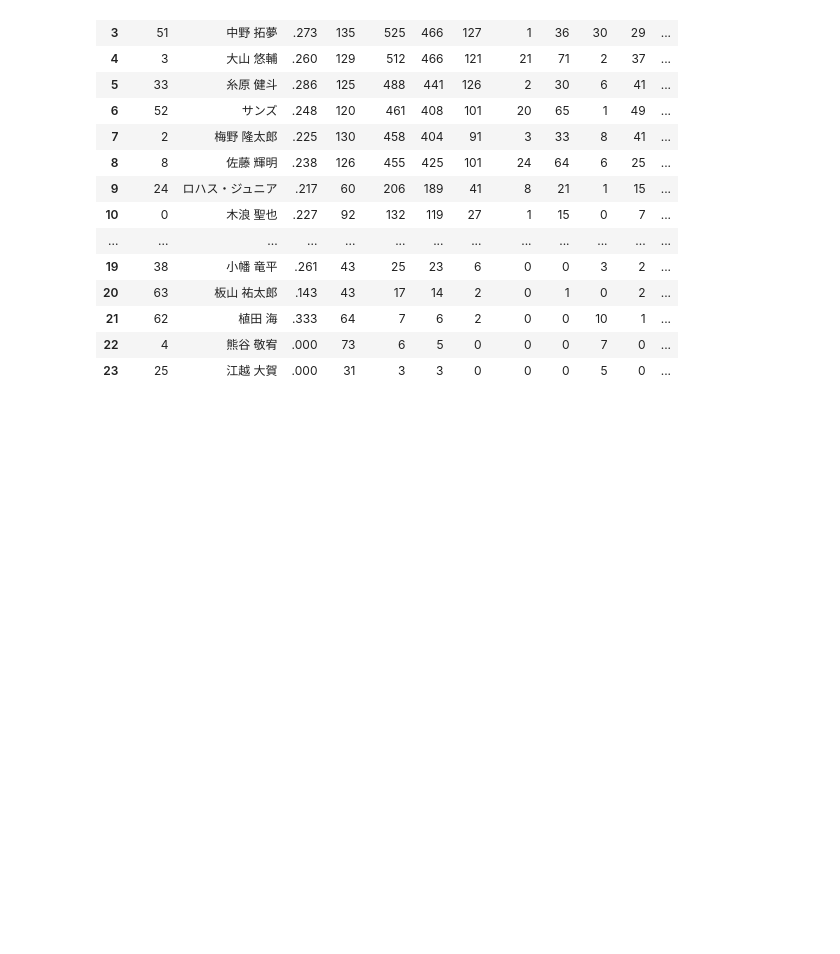
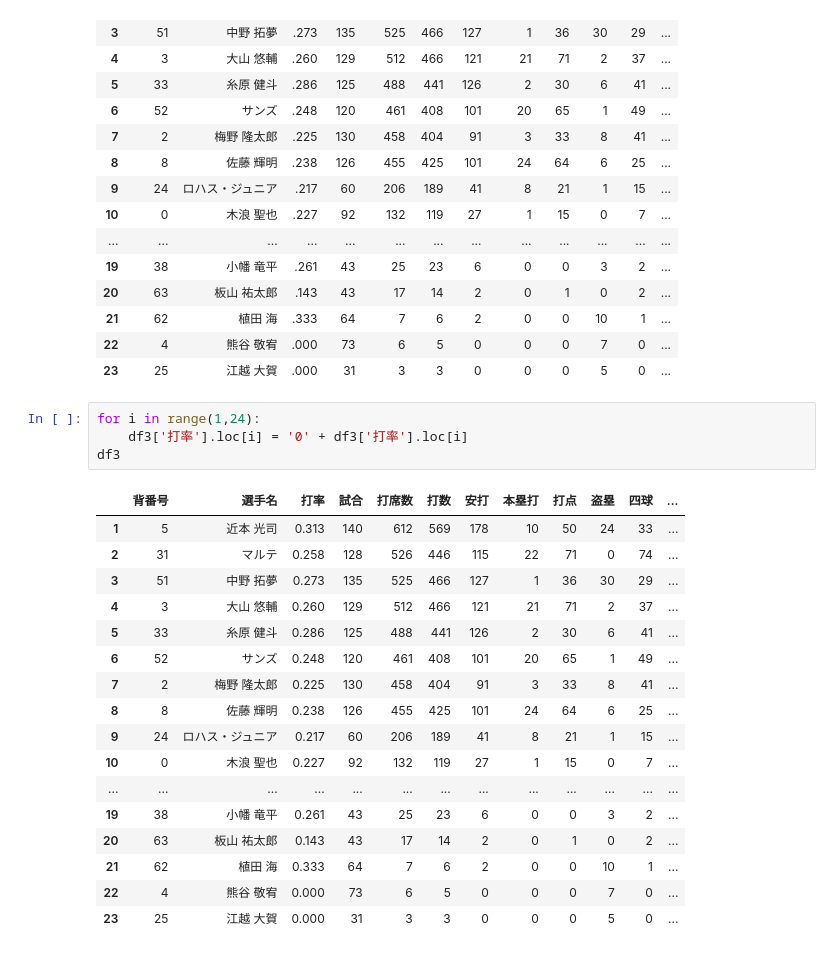
Before and after one commit to runrun0704/baseball_ai, a Jupyter notebook: scraping/hitter_21/hitter_21_edit.ipynb, the cells around one changed output. Saved outputs shown, nothing was run; the diff lists cells and outputs as text; blank space fills up the shorter version.

```diff
--- a/scraping/hitter_21/hitter_21_edit.ipynb
+++ b/scraping/hitter_21/hitter_21_edit.ipynb
@@ -59,3 +59,25 @@ df3
 | 21 | 62 | 植田 海 | .333 | 64 | 7 | 6 | 2 | 0 | 0 | 10 | 1 | ... |
 | 22 | 4 | 熊谷 敬宥 | .000 | 73 | 6 | 5 | 0 | 0 | 0 | 7 | 0 | ... |
 | 23 | 25 | 江越 大賀 | .000 | 31 | 3 | 3 | 0 | 0 | 0 | 5 | 0 | ... |
+# %%
+for i in range(1,24):
+    df3['打率'].loc[i] = '0' + df3['打率'].loc[i]
+df3
+# %% [output]
+|  | 背番号 | 選手名 | 打率 | 試合 | 打席数 | 打数 | 安打 | 本塁打 | 打点 | 盗塁 | 四球 | ... |
+| 1 | 5 | 近本 光司 | 0.313 | 140 | 612 | 569 | 178 | 10 | 50 | 24 | 33 | ... |
+| 2 | 31 | マルテ | 0.258 | 128 | 526 | 446 | 115 | 22 | 71 | 0 | 74 | ... |
+| 3 | 51 | 中野 拓夢 | 0.273 | 135 | 525 | 466 | 127 | 1 | 36 | 30 | 29 | ... |
+| 4 | 3 | 大山 悠輔 | 0.260 | 129 | 512 | 466 | 121 | 21 | 71 | 2 | 37 | ... |
+| 5 | 33 | 糸原 健斗 | 0.286 | 125 | 488 | 441 | 126 | 2 | 30 | 6 | 41 | ... |
+| 6 | 52 | サンズ | 0.248 | 120 | 461 | 408 | 101 | 20 | 65 | 1 | 49 | ... |
+| 7 | 2 | 梅野 隆太郎 | 0.225 | 130 | 458 | 404 | 91 | 3 | 33 | 8 | 41 | ... |
+| 8 | 8 | 佐藤 輝明 | 0.238 | 126 | 455 | 425 | 101 | 24 | 64 | 6 | 25 | ... |
+| 9 | 24 | ロハス・ジュニア | 0.217 | 60 | 206 | 189 | 41 | 8 | 21 | 1 | 15 | ... |
+| 10 | 0 | 木浪 聖也 | 0.227 | 92 | 132 | 119 | 27 | 1 | 15 | 0 | 7 | ... |
+| ... | ... | ... | ... | ... | ... | ... | ... | ... | ... | ... | ... | ... |
+| 19 | 38 | 小幡 竜平 | 0.261 | 43 | 25 | 23 | 6 | 0 | 0 | 3 | 2 | ... |
+| 20 | 63 | 板山 祐太郎 | 0.143 | 43 | 17 | 14 | 2 | 0 | 1 | 0 | 2 | ... |
+| 21 | 62 | 植田 海 | 0.333 | 64 | 7 | 6 | 2 | 0 | 0 | 10 | 1 | ... |
+| 22 | 4 | 熊谷 敬宥 | 0.000 | 73 | 6 | 5 | 0 | 0 | 0 | 7 | 0 | ... |
+| 23 | 25 | 江越 大賀 | 0.000 | 31 | 3 | 3 | 0 | 0 | 0 | 5 | 0 | ... |
```
Also changed, not shown: parts of 4 cells of this notebook.
